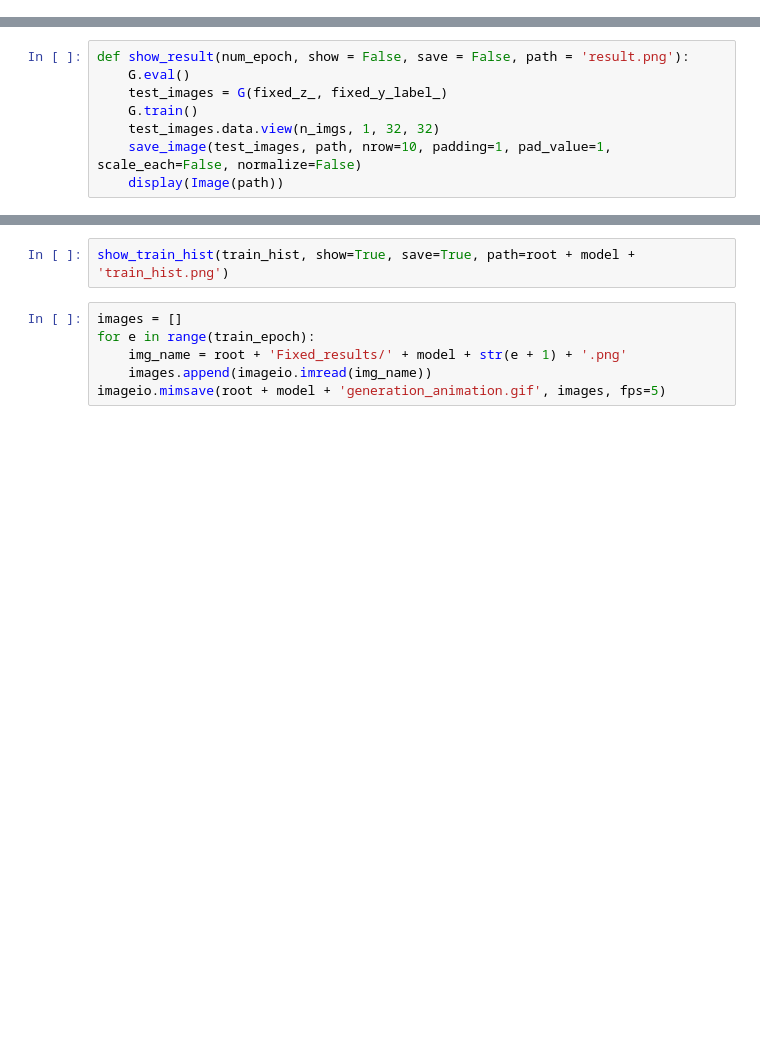
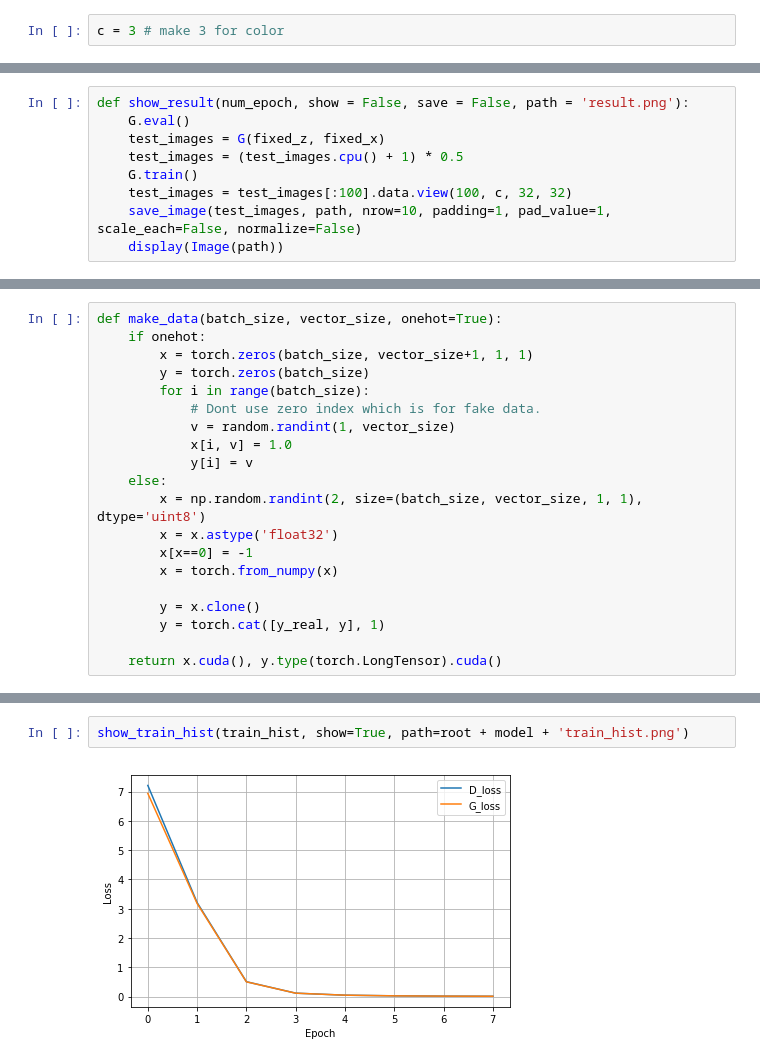
Before and after one commit to joel-simon/dimensions-of-dialogue, a Jupyter notebook: main.ipynb, the cells around one changed output, grey strips where cells are left out. Drawn from its saved outputs; the diff is of its cells as text; blank space fills up the shorter version.

```diff
--- a/main.ipynb
+++ b/main.ipynb
@@ -16,4 +18,6 @@ from IPython.core.display import Image, display
 from torch.distributions import normal
+# %%
+c = 3 # make 3 for color
 # %%
 # G(z)
 class generator(nn.Module):
@@ -164,8 +122,9 @@ None
 # %%
 def show_result(num_epoch, show = False, save = False, path = 'result.png'):
     G.eval()
-    test_images = G(fixed_z_, fixed_y_label_)
+    test_images = G(fixed_z, fixed_x)
+    test_images = (test_images.cpu() + 1) * 0.5
     G.train()
-    test_images.data.view(n_imgs, 1, 32, 32)
+    test_images = test_images[:100].data.view(100, c, 32, 32)
     save_image(test_images, path, nrow=10, padding=1, pad_value=1, scale_each=False, normalize=False)
     display(Image(path))
@@ -339,0 +131,20 @@ Starting 5
+# %%
+def make_data(batch_size, vector_size, onehot=True):
+    if onehot:
+        x = torch.zeros(batch_size, vector_size+1, 1, 1)
+        y = torch.zeros(batch_size)
+        for i in range(batch_size):
+            # Dont use zero index which is for fake data.
+            v = random.randint(1, vector_size)
+            x[i, v] = 1.0
+            y[i] = v
+    else:
+        x = np.random.randint(2, size=(batch_size, vector_size, 1, 1), dtype='uint8')
+        x = x.astype('float32')
+        x[x==0] = -1
+        x = torch.from_numpy(x)
+
+        y = x.clone()
+        y = torch.cat([y_real, y], 1)
+
+    return x.cuda(), y.type(torch.LongTensor).cuda()
@@ -340,8 +296,4 @@ Starting 5
 # %%
-show_train_hist(train_hist, show=True, save=True, path=root + model + 'train_hist.png')
+show_train_hist(train_hist, show=True, path=root + model + 'train_hist.png')
+# %% [output]
+[figure, added]
-# %%
-images = []
-for e in range(train_epoch):
-    img_name = root + 'Fixed_results/' + model + str(e + 1) + '.png'
-    images.append(imageio.imread(img_name))
-imageio.mimsave(root + model + 'generation_animation.gif', images, fps=5)
```
Also changed, not shown: parts of 7 cells of this notebook.
